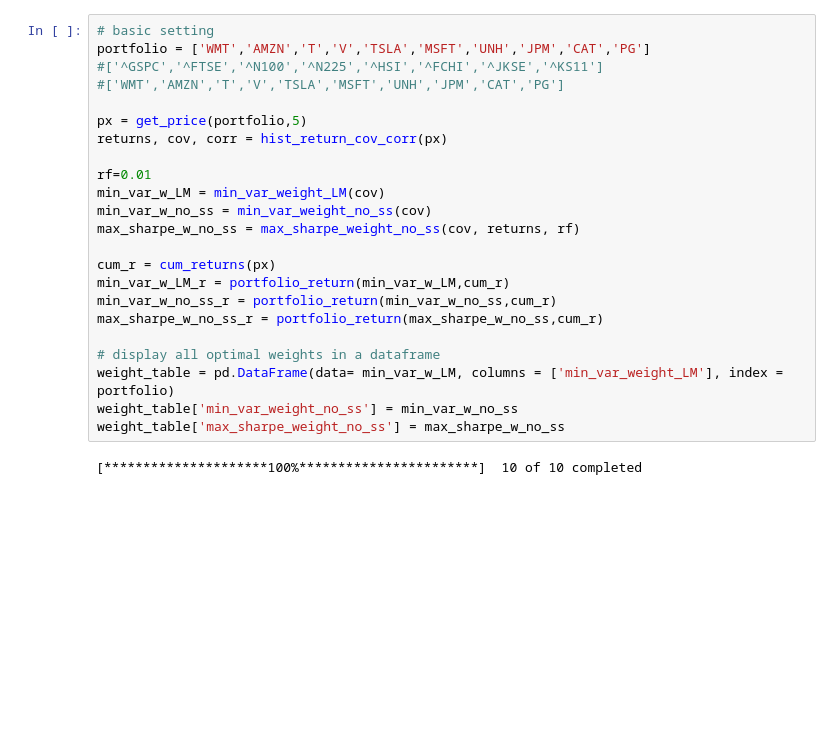
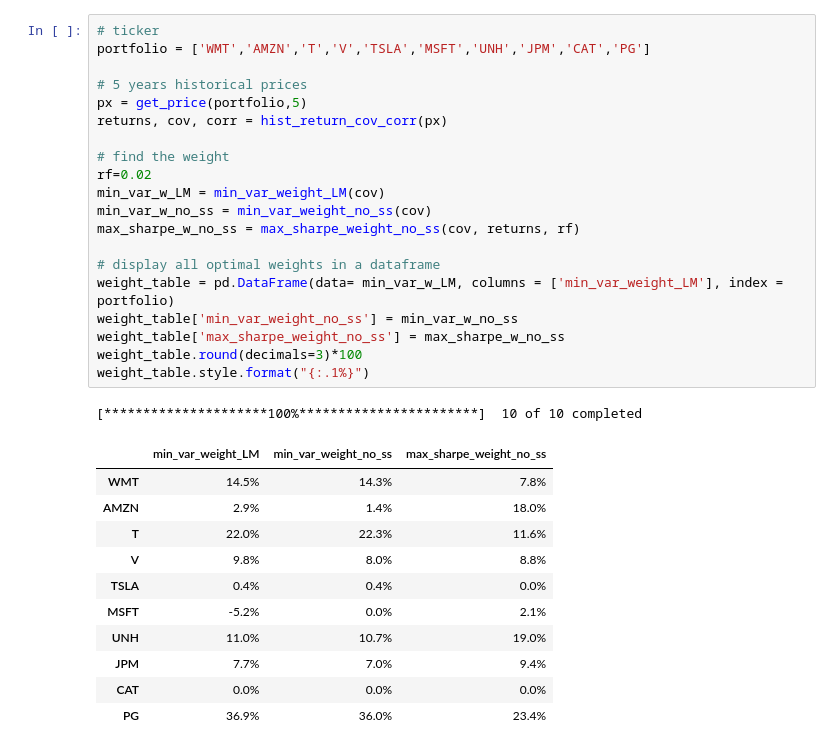
Before and after one commit to lauwo711/Portfolio-Optimization, a Jupyter notebook: Portfolio-Optimization.ipynb, the cells around one changed output. Saved outputs shown, nothing was run; the diff lists cells and outputs as text; blank space fills up the shorter version.

```diff
--- a/Portfolio-Optimization.ipynb
+++ b/Portfolio-Optimization.ipynb
@@ -79,25 +133,33 @@ def max_sharpe_weight_no_ss(cov, r, rf):
 # %%
-# basic setting
+# ticker
 portfolio = ['WMT','AMZN','T','V','TSLA','MSFT','UNH','JPM','CAT','PG']
-#['^GSPC','^FTSE','^N100','^N225','^HSI','^FCHI','^JKSE','^KS11']
-#['WMT','AMZN','T','V','TSLA','MSFT','UNH','JPM','CAT','PG']
 
+# 5 years historical prices
 px = get_price(portfolio,5)
 returns, cov, corr = hist_return_cov_corr(px)
 
-rf=0.01
+# find the weight
+rf=0.02
 min_var_w_LM = min_var_weight_LM(cov)
 min_var_w_no_ss = min_var_weight_no_ss(cov)
 max_sharpe_w_no_ss = max_sharpe_weight_no_ss(cov, returns, rf)
-
-cum_r = cum_returns(px)
-min_var_w_LM_r = portfolio_return(min_var_w_LM,cum_r)
-min_var_w_no_ss_r = portfolio_return(min_var_w_no_ss,cum_r)
-max_sharpe_w_no_ss_r = portfolio_return(max_sharpe_w_no_ss,cum_r)
 
 # display all optimal weights in a dataframe
 weight_table = pd.DataFrame(data= min_var_w_LM, columns = ['min_var_weight_LM'], index = portfolio)
 weight_table['min_var_weight_no_ss'] = min_var_w_no_ss
 weight_table['max_sharpe_weight_no_ss'] = max_sharpe_w_no_ss
+weight_table.round(decimals=3)*100
+weight_table.style.format("{:.1%}")
 # %% [output]
 [*********************100%***********************]  10 of 10 completed
+|  | min_var_weight_LM | min_var_weight_no_ss | max_sharpe_weight_no_ss |
+| WMT | 14.5% | 14.3% | 7.8% |
+| AMZN | 2.9% | 1.4% | 18.0% |
+| T | 22.0% | 22.3% | 11.6% |
+| V | 9.8% | 8.0% | 8.8% |
+| TSLA | 0.4% | 0.4% | 0.0% |
+| MSFT | -5.2% | 0.0% | 2.1% |
+| UNH | 11.0% | 10.7% | 19.0% |
+| JPM | 7.7% | 7.0% | 9.4% |
+| CAT | 0.0% | 0.0% | 0.0% |
+| PG | 36.9% | 36.0% | 23.4% |
```
Also changed, not shown: parts of 20 cells of this notebook.
